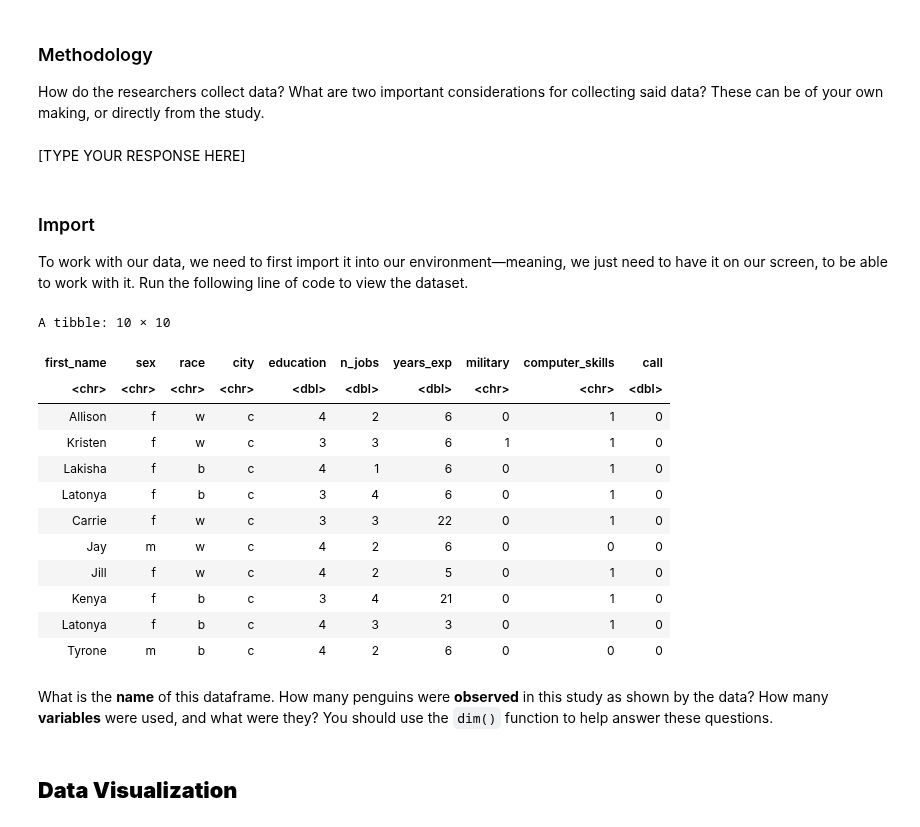
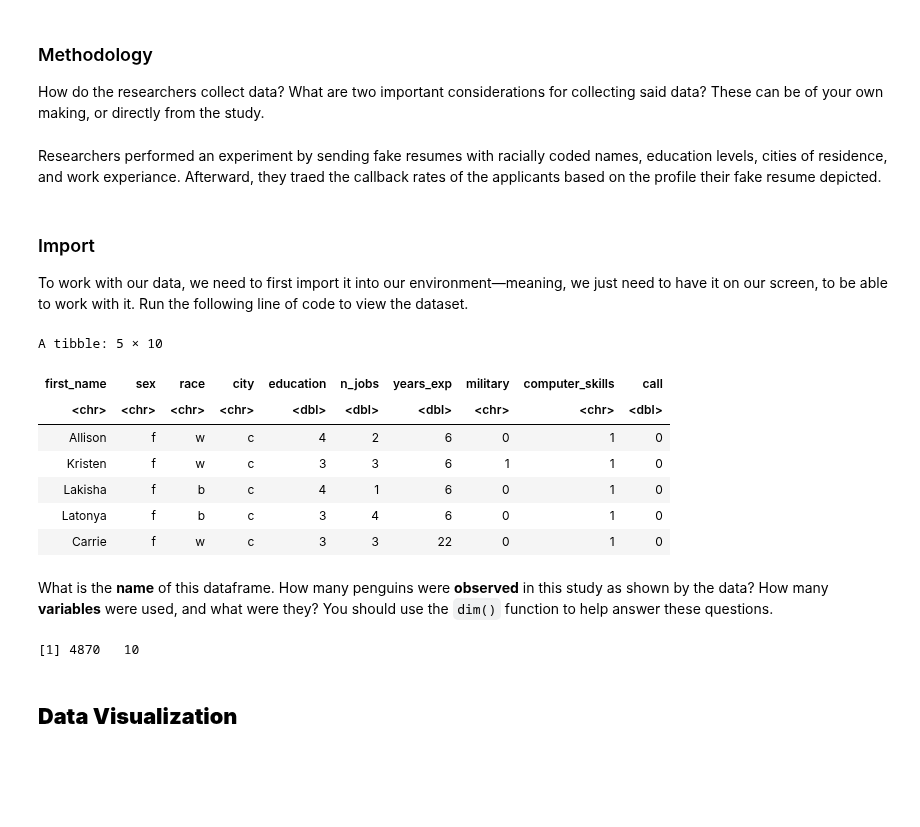
Before and after one commit to Dced38/Unit0, a Jupyter notebook: ApResearchCT_SS.ipynb, the cells around one changed output. Drawn from its saved outputs; the diff is of its cells as text; code cells hidden in the pictures; blank space fills up the shorter version.

```diff
--- a/ApResearchCT_SS.ipynb
+++ b/ApResearchCT_SS.ipynb
@@ -111,8 +108,8 @@
 ### Methodology
 
 How do the researchers collect data? What are two important considerations for collecting said data? These can be of your own making, or directly from the study.
-# %% [markdown]
-[TYPE YOUR RESPONSE HERE]
+# %% [markdown]
+Researchers performed an experiment by sending fake resumes with racially coded names, education levels, cities of residence, and work experiance. Afterward, they traed the callback rates of the applicants based on the profile their fake resume depicted.
 # %% [markdown]
 ### Import
 
@@ -120,22 +117,17 @@ To work with our data, we need to first import it into our environment—meaning
 # %%
 lakisha<- data%>%select(first_name, sex, race, city, education, n_jobs, years_exp, military, computer_skills, call)%>%mutate(computer_skills=as.character(computer_skills),military=as.character(military),call=as.character(call))
 lakisha<- lakisha%>%mutate(call=as.numeric(call))
 
-head(lakisha, n=10)
+head(lakisha, n=5)
 # %% [output]
-A tibble: 10 × 10
+A tibble: 5 × 10
 | first_name | sex | race | city | education | n_jobs | years_exp | military | computer_skills | call |
 | <chr> | <chr> | <chr> | <chr> | <dbl> | <dbl> | <dbl> | <chr> | <chr> | <dbl> |
 | Allison | f | w | c | 4 | 2 | 6 | 0 | 1 | 0 |
 | Kristen | f | w | c | 3 | 3 | 6 | 1 | 1 | 0 |
 | Lakisha | f | b | c | 4 | 1 | 6 | 0 | 1 | 0 |
 | Latonya | f | b | c | 3 | 4 | 6 | 0 | 1 | 0 |
 | Carrie | f | w | c | 3 | 3 | 22 | 0 | 1 | 0 |
-| Jay | m | w | c | 4 | 2 | 6 | 0 | 0 | 0 |
-| Jill | f | w | c | 4 | 2 | 5 | 0 | 1 | 0 |
-| Kenya | f | b | c | 3 | 4 | 21 | 0 | 1 | 0 |
-| Latonya | f | b | c | 4 | 3 | 3 | 0 | 1 | 0 |
-| Tyrone | m | b | c | 4 | 2 | 6 | 0 | 0 | 0 |
 # %% [markdown]
 
 What is the **name** of this dataframe. How many penguins were **observed** in this study as shown by the data? How many **variables** were used, and what were they? You should use the `dim()` function to help answer these questions.
@@ -144,3 +134,7 @@ What is the **name** of this dataframe. How many penguins were **observed** in t
+# %%
+dim(lakisha)
+# %% [output]
+[1] 4870   10
 # %% [markdown]
 ## **Data Visualization**
 # %% [markdown]
```
Also changed, not shown: parts of 17 cells of this notebook.
